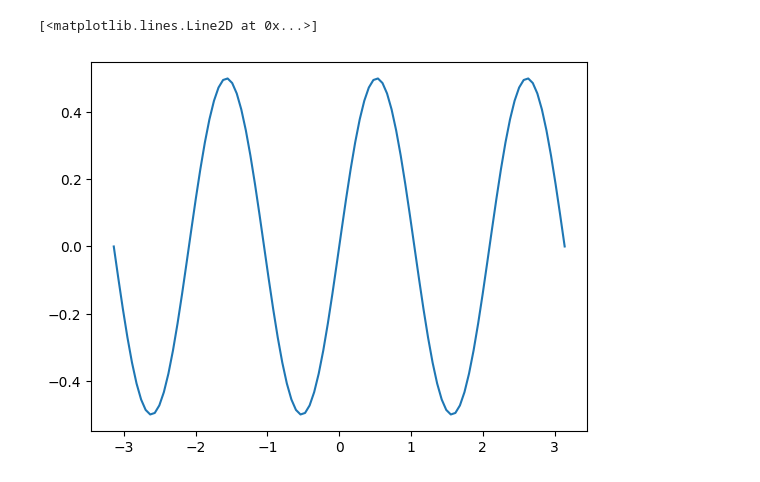
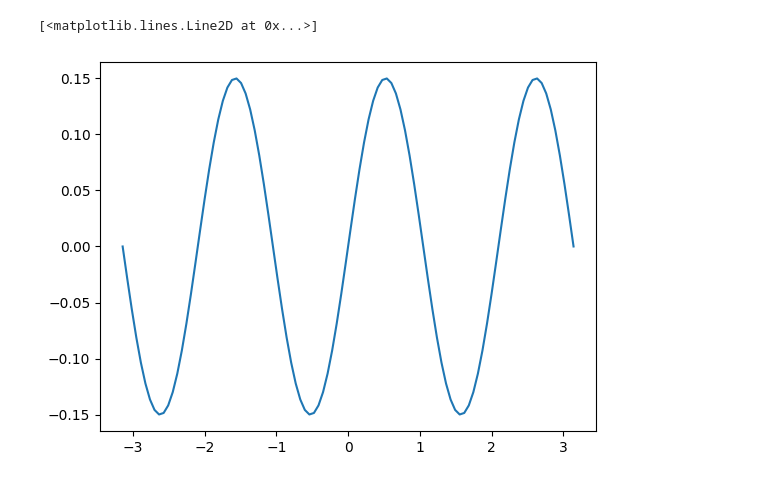
Before and after one commit to sedykh-ag/kovasznay, a Jupyter notebook: sandbox/q_approx_2D.ipynb, the cells around one changed output. Cells and saved outputs as stored; diff of their text form; code cells hidden in the pictures.

```diff
--- a/sandbox/q_approx_2D.ipynb
+++ b/sandbox/q_approx_2D.ipynb
@@ -70,10 +108,10 @@ class FreqNet(nn.Module):
 # %%
-f = lambda x: 0.5 * np.sin(3*x)
+f = lambda x: 0.15 * np.sin(3*x)
 x = np.linspace(-np.pi, np.pi, 100)
 plt.plot(x, f(x))
 # %% [output]
 [<matplotlib.lines.Line2D at 0x...>]
-[figure, old version]
+[figure, new version]
 # %%
 def draw(net):
     y_exact = f(x)
```
Also changed, not shown: parts of 19 cells of this notebook, 6 other files.
